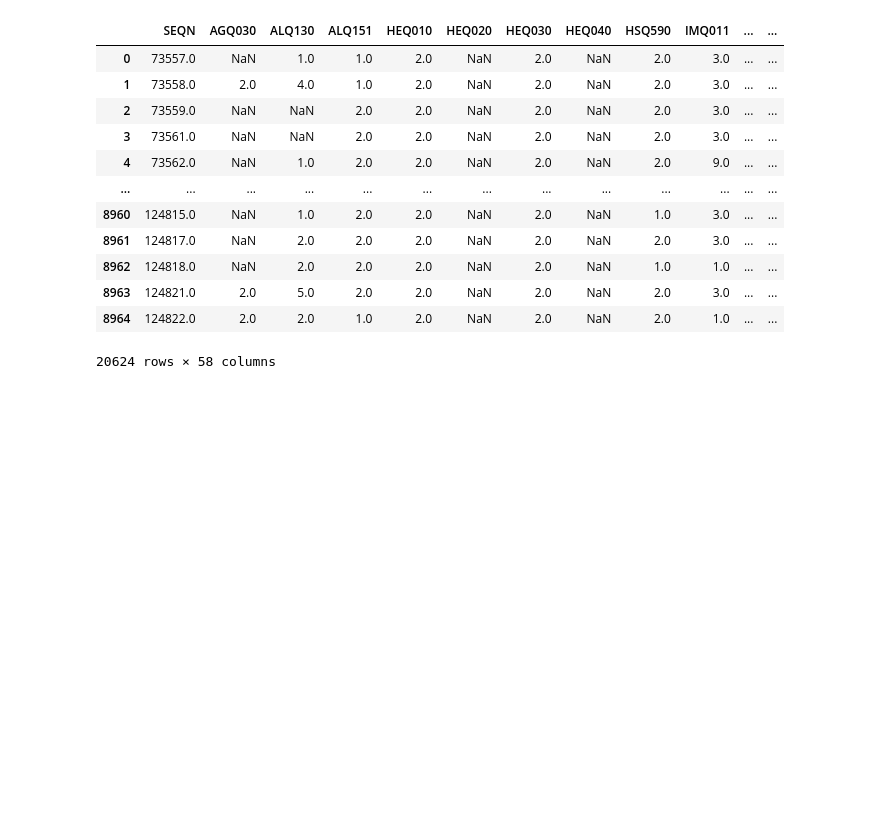
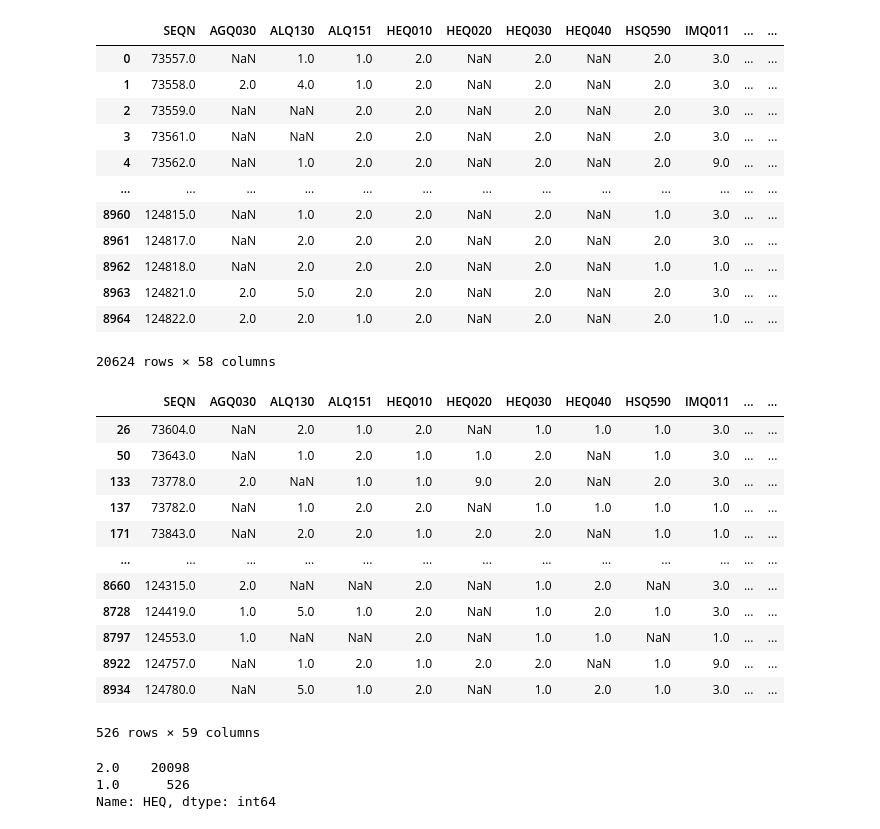
Before and after one commit to tomBaty/data301_project, a Jupyter notebook: main.ipynb, the cells around one changed output. Drawn from its saved outputs; the diff is of its cells as text; code cells hidden in the pictures; blank space fills up the shorter version.

Commit message:
added new column 'HEQ' that combines hep B and C

```diff
--- a/main.ipynb
+++ b/main.ipynb
@@ -149,3 +158,31 @@ data_total
 | 8963 | 124821.0 | 2.0 | 5.0 | 2.0 | 2.0 | NaN | 2.0 | NaN | 2.0 | 3.0 | ... | ... |
 | 8964 | 124822.0 | 2.0 | 2.0 | 1.0 | 2.0 | NaN | 2.0 | NaN | 2.0 | 1.0 | ... | ... |
 20624 rows × 58 columns
+# %%
+# People that have either hepatitis B or hepatitis
+
+data_total.loc[(data_total['HEQ010'] == 1.0) | (data_total['HEQ030'] == 1.0)]
+# %% [output]
+|  | SEQN | AGQ030 | ALQ130 | ALQ151 | HEQ010 | HEQ020 | HEQ030 | HEQ040 | HSQ590 | IMQ011 | ... | ... |
+| 26 | 73604.0 | NaN | 2.0 | 1.0 | 2.0 | NaN | 1.0 | 1.0 | 1.0 | 3.0 | ... | ... |
+| 50 | 73643.0 | NaN | 1.0 | 2.0 | 1.0 | 1.0 | 2.0 | NaN | 1.0 | 3.0 | ... | ... |
+| 133 | 73778.0 | 2.0 | NaN | 1.0 | 1.0 | 9.0 | 2.0 | NaN | 2.0 | 3.0 | ... | ... |
+| 137 | 73782.0 | NaN | 1.0 | 2.0 | 2.0 | NaN | 1.0 | 1.0 | 1.0 | 1.0 | ... | ... |
+| 171 | 73843.0 | NaN | 2.0 | 2.0 | 1.0 | 2.0 | 2.0 | NaN | 1.0 | 1.0 | ... | ... |
+| ... | ... | ... | ... | ... | ... | ... | ... | ... | ... | ... | ... | ... |
+| 8660 | 124315.0 | 2.0 | NaN | NaN | 2.0 | NaN | 1.0 | 2.0 | NaN | 3.0 | ... | ... |
+| 8728 | 124419.0 | 1.0 | 5.0 | 1.0 | 2.0 | NaN | 1.0 | 2.0 | 1.0 | 3.0 | ... | ... |
+| 8797 | 124553.0 | 1.0 | NaN | NaN | 2.0 | NaN | 1.0 | 1.0 | NaN | 1.0 | ... | ... |
+| 8922 | 124757.0 | NaN | 1.0 | 2.0 | 1.0 | 2.0 | 2.0 | NaN | 1.0 | 9.0 | ... | ... |
+| 8934 | 124780.0 | NaN | 5.0 | 1.0 | 2.0 | NaN | 1.0 | 2.0 | 1.0 | 3.0 | ... | ... |
+526 rows × 59 columns
+# %%
+# HEQ010 1.0 or HEQ030 1.0 new column
+
+data_total['HEQ'] = np.where(((data_total.HEQ010 == 1.0) | ((data_total.HEQ030 == 1.0))), 1.0, 2.0)
+
+data_total['HEQ'].value_counts()
+# %% [output]
+2.0    20098
+1.0      526
+Name: HEQ, dtype: int64
```
Also changed, not shown: parts of 5 cells of this notebook.
